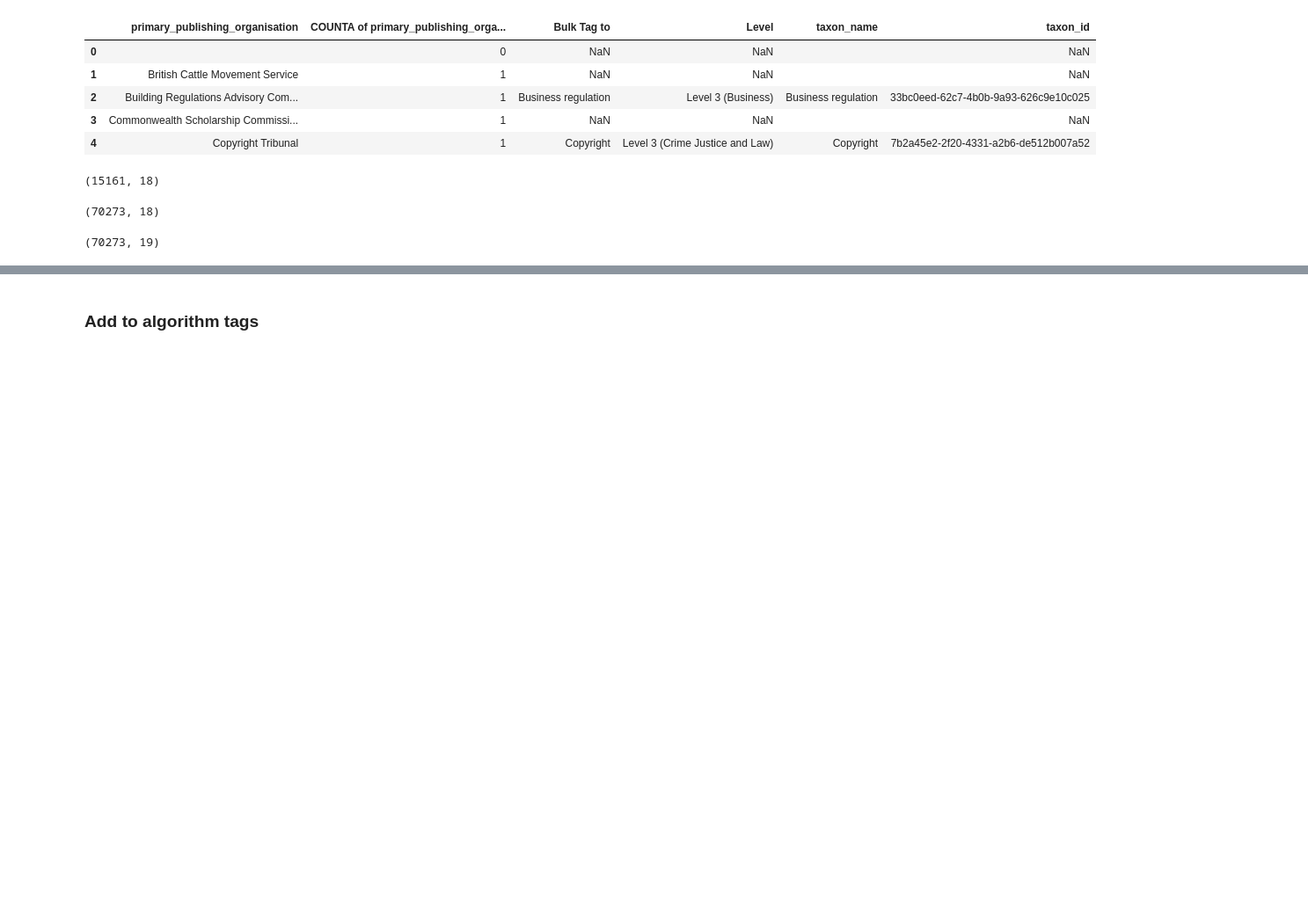
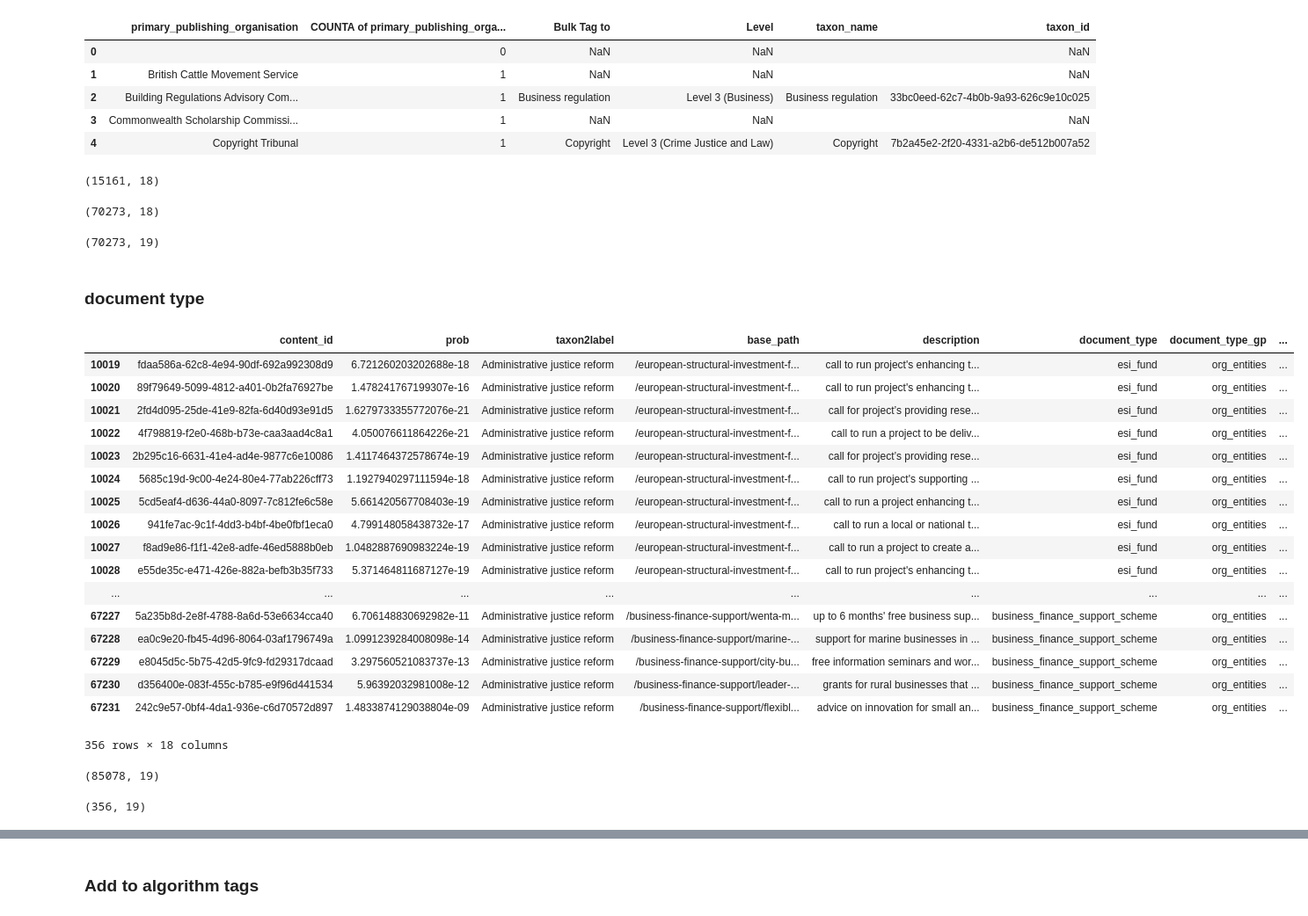
Before and after one commit to alphagov/govuk-taxonomy-supervised-learning, a Jupyter notebook: python/notebooks/tag_with_bulk_and_algorithm.ipynb, the cells around one changed output, grey strips where cells are left out. Shown at 88% size. Drawn from its saved outputs; the diff is of its cells as text; code cells hidden in the pictures; blank space fills up the shorter version.

Commit message:
Don't inlcude media/comms, do include doctype bulk tags

```diff
--- a/python/notebooks/tag_with_bulk_and_algorithm.ipynb
+++ b/python/notebooks/tag_with_bulk_and_algorithm.ipynb
@@ -118,3 +111,18 @@ bulk_tags['how_tagged'] = 'bulk_tag'
 bulk_tags.shape
 # %% [output]
 (70273, 19)
+# %% [markdown]
+### document type
+# %%
+doctype_taxon_dict = {'business_finance_support_scheme':'ccfc50f5-e193-4dac-9d78-50b3a8bb24c5',
+'countryside_stewardship_grant':'9129d716-365b-44ba-9856-383423fe1e41',
+'drug_safety_update':'51bbdf23-292a-4b74-8a66-f7db6b93b163',
+'esi_fund':'2894668d-0c21-491a-9069-a271e67f6025',
+'international_development_fund':'9fb30a53-70fb-4f1c-878b-0064b202d1ba',
+'medical_safety_alert':'51bbdf23-292a-4b74-8a66-f7db6b93b163',
+'residential_property_tribunal_decision':'0c46aba4-1986-4574-b957-734c6d104546',
+'residential_property_tribunal_decision':'357110bb-cbc5-4708-9711-1b26e6c63e86'}
+# %%
+unlabelled_unique_content2 = unlabelled.drop_duplicates('content_id').copy()
+# %%
+unlabelled_unique_content2['taxon_id_bulk'] = unlabelled_unique_content2['document_type'].map(doctype_taxon_dict)
@@ -120,0 +132,21 @@ bulk_tags.shape
+# %%
+unlabelled_unique_content2[unlabelled_unique_content2['taxon_id_bulk'].notna()]
+# %% [output]
+|  | content_id | prob | taxon2label | base_path | description | document_type | document_type_gp | ... |
+| 10019 | fdaa586a-62c8-4e94-90df-692a992308d9 | 6.721260203202688e-18 | Administrative justice reform | /european-structural-investment-f... | call to run project's enhancing t... | esi_fund | org_entities | ... |
+| 10020 | 89f79649-5099-4812-a401-0b2fa76927be | 1.478241767199307e-16 | Administrative justice reform | /european-structural-investment-f... | call to run project's enhancing t... | esi_fund | org_entities | ... |
+| 10021 | 2fd4d095-25de-41e9-82fa-6d40d93e91d5 | 1.6279733355772076e-21 | Administrative justice reform | /european-structural-investment-f... | call for project’s providing rese... | esi_fund | org_entities | ... |
+| 10022 | 4f798819-f2e0-468b-b73e-caa3aad4c8a1 | 4.050076611864226e-21 | Administrative justice reform | /european-structural-investment-f... | call to run a project to be deliv... | esi_fund | org_entities | ... |
+| 10023 | 2b295c16-6631-41e4-ad4e-9877c6e10086 | 1.4117464372578674e-19 | Administrative justice reform | /european-structural-investment-f... | call for project’s providing rese... | esi_fund | org_entities | ... |
+| 10024 | 5685c19d-9c00-4e24-80e4-77ab226cff73 | 1.1927940297111594e-18 | Administrative justice reform | /european-structural-investment-f... | call to run project's supporting ... | esi_fund | org_entities | ... |
+| 10025 | 5cd5eaf4-d636-44a0-8097-7c812fe6c58e | 5.661420567708403e-19 | Administrative justice reform | /european-structural-investment-f... | call to run a project enhancing t... | esi_fund | org_entities | ... |
+| 10026 | 941fe7ac-9c1f-4dd3-b4bf-4be0fbf1eca0 | 4.799148058438732e-17 | Administrative justice reform | /european-structural-investment-f... | call to run a local or national t... | esi_fund | org_entities | ... |
+| 10027 | f8ad9e86-f1f1-42e8-adfe-46ed5888b0eb | 1.0482887690983224e-19 | Administrative justice reform | /european-structural-investment-f... | call to run a project to create a... | esi_fund | org_entities | ... |
+| 10028 | e55de35c-e471-426e-882a-befb3b35f733 | 5.371464811687127e-19 | Administrative justice reform | /european-structural-investment-f... | call to run project's enhancing t... | esi_fund | org_entities | ... |
+| ... | ... | ... | ... | ... | ... | ... | ... | ... |
+| 67227 | 5a235b8d-2e8f-4788-8a6d-53e6634cca40 | 6.706148830692982e-11 | Administrative justice reform | /business-finance-support/wenta-m... | up to 6 months' free business sup... | business_finance_support_scheme | org_entities | ... |
+| 67228 | ea0c9e20-fb45-4d96-8064-03af1796749a | 1.0991239284008098e-14 | Administrative justice reform | /business-finance-support/marine-... | support for marine businesses in ... | business_finance_support_scheme | org_entities | ... |
+| 67229 | e8045d5c-5b75-42d5-9fc9-fd29317dcaad | 3.297560521083737e-13 | Administrative justice reform | /business-finance-support/city-bu... | free information seminars and wor... | business_finance_support_scheme | org_entities | ... |
+| 67230 | d356400e-083f-455c-b785-e9f96d441534 | 5.96392032981008e-12 | Administrative justice reform | /business-finance-support/leader-... | grants for rural businesses that ... | business_finance_support_scheme | org_entities | ... |
+| 67231 | 242c9e57-0bf4-4da1-936e-c6d70572d897 | 1.4833874129038804e-09 | Administrative justice reform | /business-finance-support/flexibl... | advice on innovation for small an... | business_finance_support_scheme | org_entities | ... |
+356 rows × 18 columns
@@ -120,0 +155,8 @@ bulk_tags.shape
+# %%
+unlabelled_unique_content2[unlabelled_unique_content2['taxon_label_bulk_doctype'].isnull()].shape
+# %% [output]
+(85078, 19)
+# %%
+unlabelled_unique_content2[unlabelled_unique_content2['taxon_label_bulk_doctype'].notnull()].shape
+# %% [output]
+(356, 19)
```
Also changed, not shown: parts of 47 cells of this notebook.
